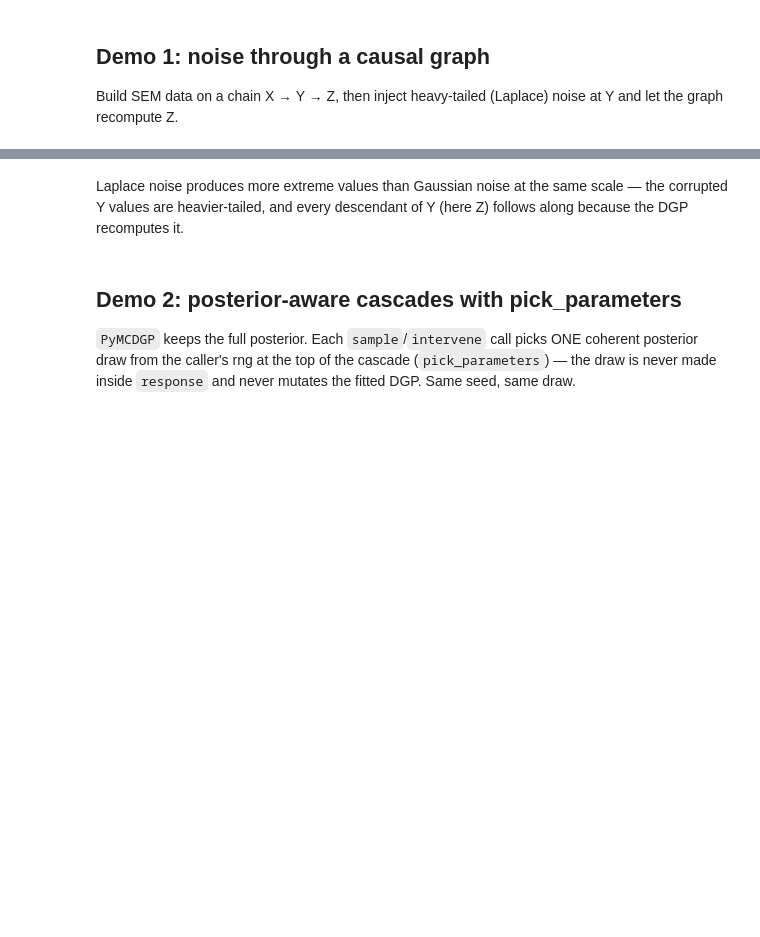
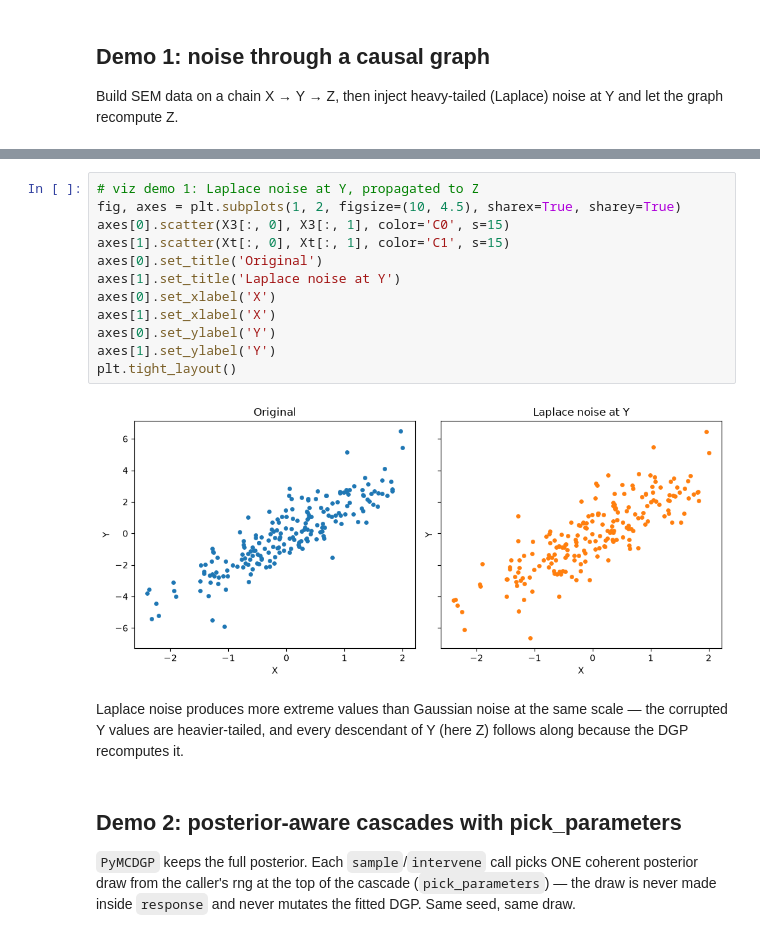
Before and after one commit to Fraunhofer-IESE/badgers, a Jupyter notebook: docs/dev/Create-New-Tabular-Generators.ipynb, the cells around one changed output, grey strips where cells are left out. Saved outputs shown, nothing was run; the diff lists cells and outputs as text; blank space fills up the shorter version.

Commit message:
Dev notebook: fix Demo 4 pinned-view basis override; visualizations for all DGP demos

```diff
--- a/docs/dev/Create-New-Tabular-Generators.ipynb
+++ b/docs/dev/Create-New-Tabular-Generators.ipynb
@@ -314,3 +332,17 @@ print(f"99% quantile |noise|: laplace {np.quantile(extreme_lap, .99):.2f} vs gau
+# %%
+# viz demo 1: Laplace noise at Y, propagated to Z
+fig, axes = plt.subplots(1, 2, figsize=(10, 4.5), sharex=True, sharey=True)
+axes[0].scatter(X3[:, 0], X3[:, 1], color='C0', s=15)
+axes[1].scatter(Xt[:, 0], Xt[:, 1], color='C1', s=15)
+axes[0].set_title('Original')
+axes[1].set_title('Laplace noise at Y')
+axes[0].set_xlabel('X')
+axes[1].set_xlabel('X')
+axes[0].set_ylabel('Y')
+axes[1].set_ylabel('Y')
+plt.tight_layout()
+# %% [output]
+[figure, added]
 # %% [markdown]
 Laplace noise produces more extreme values than Gaussian noise at the
 same scale — the corrupted Y values are heavier-tailed, and every
```
Also changed, not shown: parts of 21 cells of this notebook.
